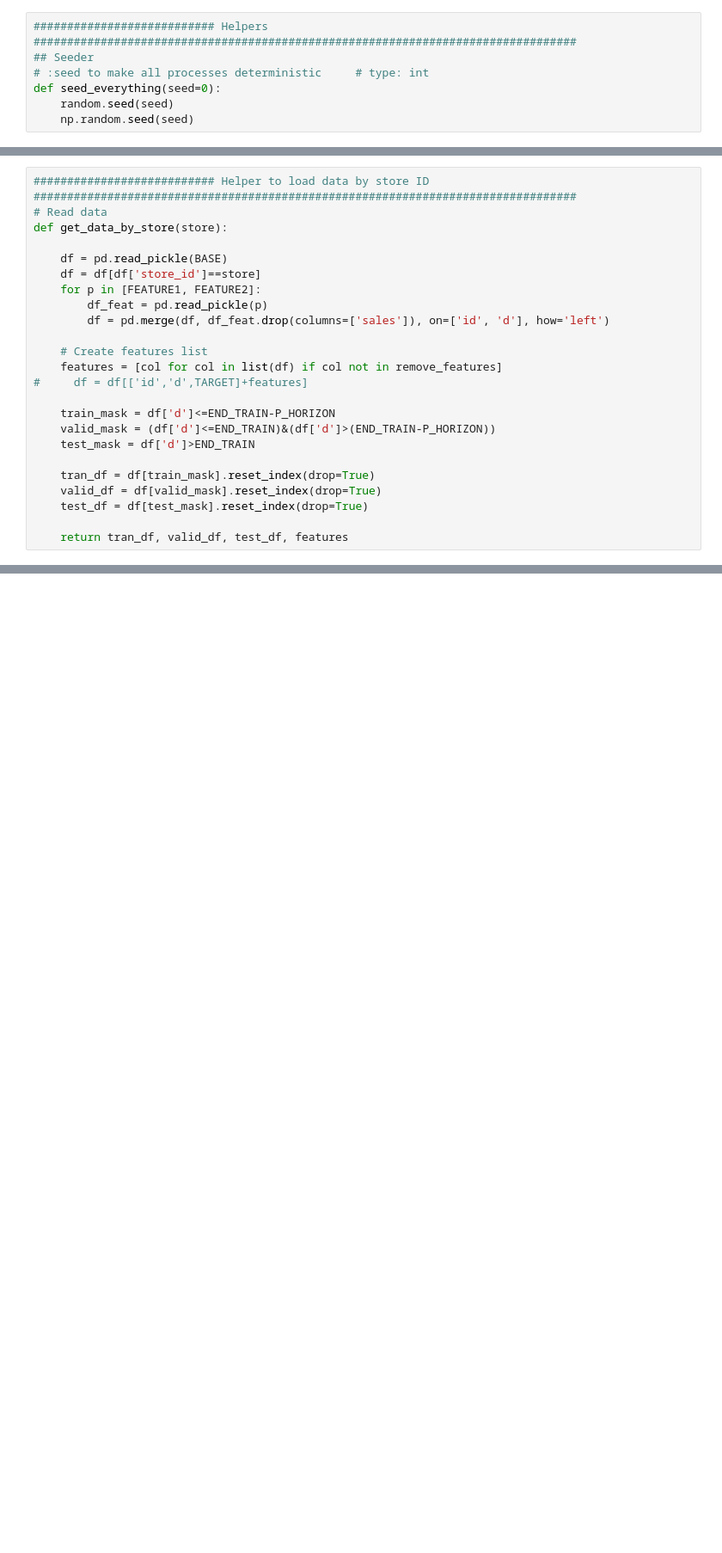
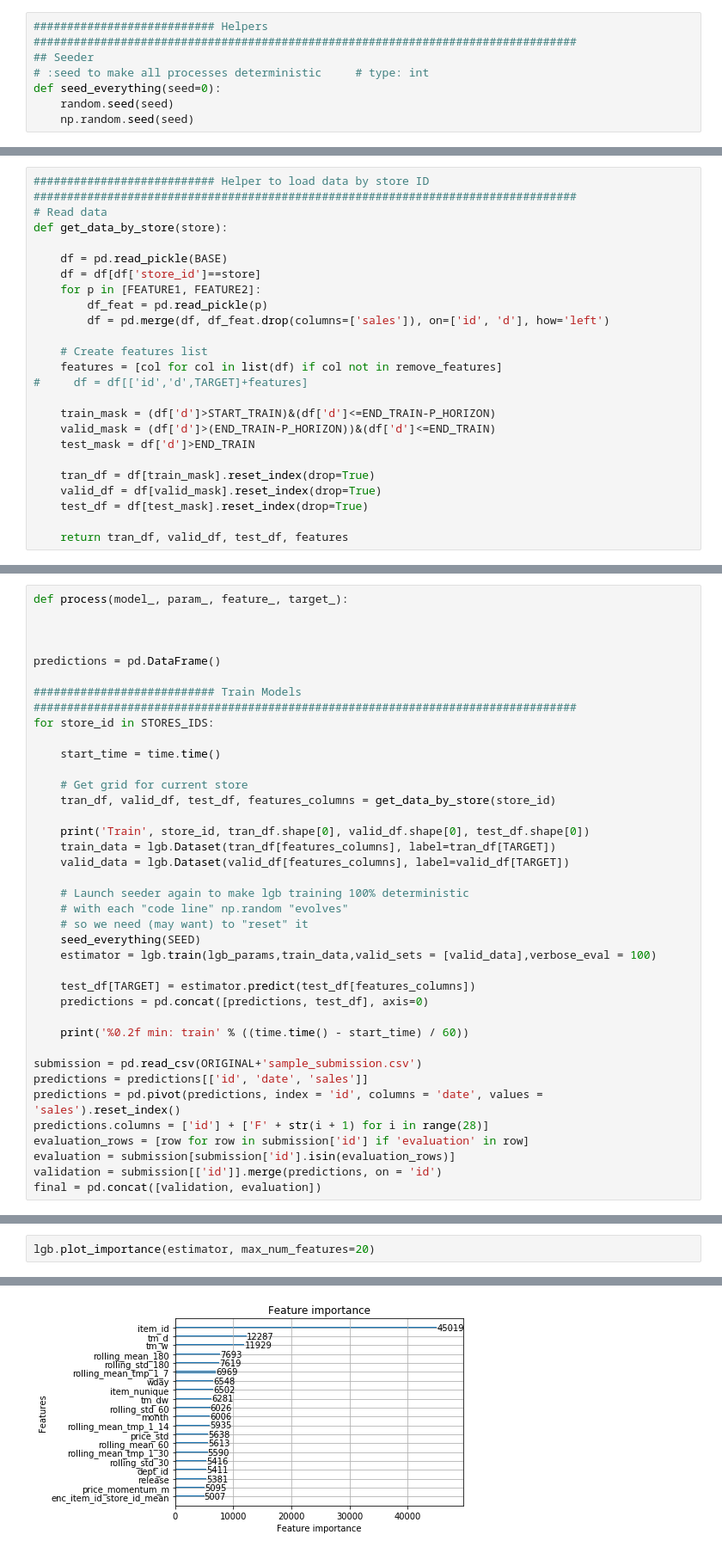
Before and after one commit to arhow/m5_forecasting_accuracy, a Jupyter notebook: notebook/lgbm_train.ipynb, the cells around one changed output, grey strips where cells are left out. Shown at 86% size. Drawn from its saved outputs; the diff is of its cells as text; blank space fills up the shorter version.

```diff
--- a/notebook/lgbm_train.ipynb
+++ b/notebook/lgbm_train.ipynb
@@ -79,8 +93,8 @@ def get_data_by_store(store):
     features = [col for col in list(df) if col not in remove_features]
 #     df = df[['id','d',TARGET]+features]
 
-    train_mask = df['d']<=END_TRAIN-P_HORIZON
-    valid_mask = (df['d']<=END_TRAIN)&(df['d']>(END_TRAIN-P_HORIZON))
+    train_mask = (df['d']>START_TRAIN)&(df['d']<=END_TRAIN-P_HORIZON)
+    valid_mask = (df['d']>(END_TRAIN-P_HORIZON))&(df['d']<=END_TRAIN)
     test_mask = df['d']>END_TRAIN
 
     tran_df = df[train_mask].reset_index(drop=True)
@@ -90,0 +219,39 @@ def get_data_by_store(store):
+# %%
+def process(model_, param_, feature_, target_):
+
+
+
+predictions = pd.DataFrame()
+
+########################### Train Models
+#################################################################################
+for store_id in STORES_IDS:
+
+    start_time = time.time()
+
+    # Get grid for current store
+    tran_df, valid_df, test_df, features_columns = get_data_by_store(store_id)
+
+    print('Train', store_id, tran_df.shape[0], valid_df.shape[0], test_df.shape[0])
+    train_data = lgb.Dataset(tran_df[features_columns], label=tran_df[TARGET])
+    valid_data = lgb.Dataset(valid_df[features_columns], label=valid_df[TARGET])
+
+    # Launch seeder again to make lgb training 100% deterministic
+    # with each "code line" np.random "evolves"
+    # so we need (may want) to "reset" it
+    seed_everything(SEED)
+    estimator = lgb.train(lgb_params,train_data,valid_sets = [valid_data],verbose_eval = 100)
+
+    test_df[TARGET] = estimator.predict(test_df[features_columns])
+    predictions = pd.concat([predictions, test_df], axis=0)
+
+    print('%0.2f min: train' % ((time.time() - start_time) / 60))
+
+submission = pd.read_csv(ORIGINAL+'sample_submission.csv')
+predictions = predictions[['id', 'date', 'sales']]
+predictions = pd.pivot(predictions, index = 'id', columns = 'date', values = 'sales').reset_index()
+predictions.columns = ['id'] + ['F' + str(i + 1) for i in range(28)]
+evaluation_rows = [row for row in submission['id'] if 'evaluation' in row]
+evaluation = submission[submission['id'].isin(evaluation_rows)]
+validation = submission[['id']].merge(predictions, on = 'id')
+final = pd.concat([validation, evaluation])
@@ -143,0 +338,3 @@ Train CA_1 4617523 85372 85372
+# %%
+lgb.plot_importance(estimator, max_num_features=20)
+# %% [output]
@@ -144,2 +342,3 @@ Train CA_1 4617523 85372 85372
+[figure, added]
 # %%
 final
```
Also changed, not shown: parts of 12 cells of this notebook, 5 other files.
